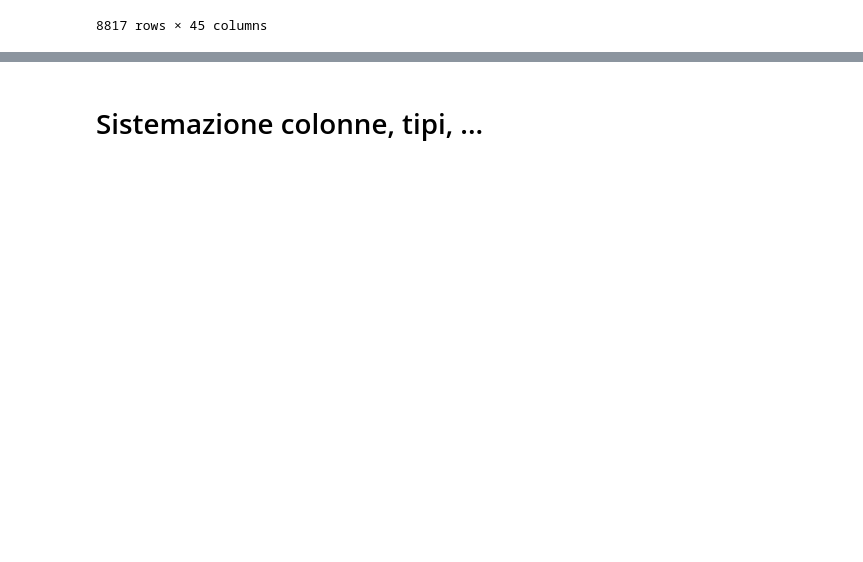
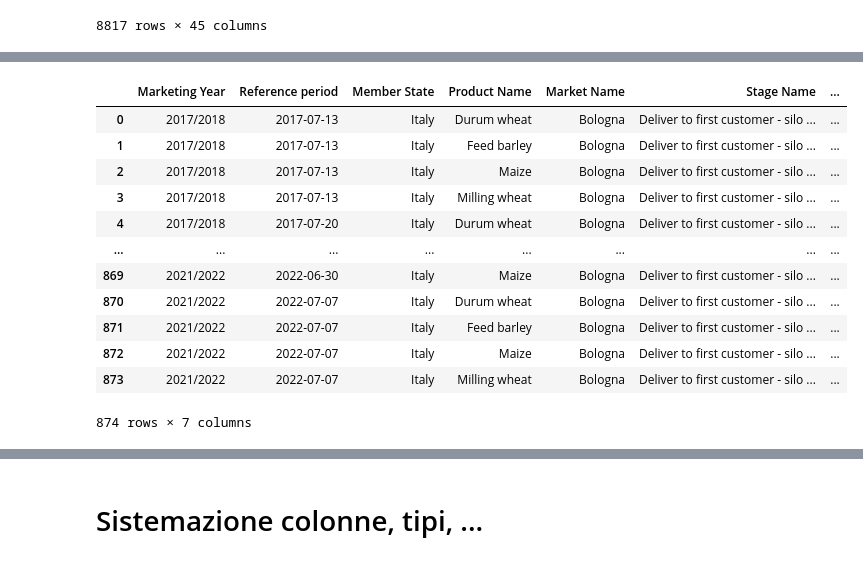
Before and after one commit to giocoal/restaurant-revenue-loss-COVID-retrospective-analysis, a Jupyter notebook: Integrazione dati.ipynb, the cells around one changed output, grey strips where cells are left out. Drawn from its saved outputs; the diff is of its cells as text; code cells hidden in the pictures; blank space fills up the shorter version.

Commit message:
cereali

```diff
--- a/Integrazione dati.ipynb
+++ b/Integrazione dati.ipynb
@@ -895,0 +900,17 @@ df
+# %%
+cereals = pd.read_excel("Dati/cereal_prices.xlsx")
+cereals
+# %% [output]
+|  | Marketing Year | Reference period | Member State | Product Name | Market Name | Stage Name | ... |
+| 0 | 2017/2018 | 2017-07-13 | Italy | Durum wheat | Bologna | Deliver to first customer - silo ... | ... |
+| 1 | 2017/2018 | 2017-07-13 | Italy | Feed barley | Bologna | Deliver to first customer - silo ... | ... |
+| 2 | 2017/2018 | 2017-07-13 | Italy | Maize | Bologna | Deliver to first customer - silo ... | ... |
+| 3 | 2017/2018 | 2017-07-13 | Italy | Milling wheat | Bologna | Deliver to first customer - silo ... | ... |
+| 4 | 2017/2018 | 2017-07-20 | Italy | Durum wheat | Bologna | Deliver to first customer - silo ... | ... |
+| ... | ... | ... | ... | ... | ... | ... | ... |
+| 869 | 2021/2022 | 2022-06-30 | Italy | Maize | Bologna | Deliver to first customer - silo ... | ... |
+| 870 | 2021/2022 | 2022-07-07 | Italy | Durum wheat | Bologna | Deliver to first customer - silo ... | ... |
+| 871 | 2021/2022 | 2022-07-07 | Italy | Feed barley | Bologna | Deliver to first customer - silo ... | ... |
+| 872 | 2021/2022 | 2022-07-07 | Italy | Maize | Bologna | Deliver to first customer - silo ... | ... |
+| 873 | 2021/2022 | 2022-07-07 | Italy | Milling wheat | Bologna | Deliver to first customer - silo ... | ... |
+874 rows × 7 columns
```
Also changed, not shown: parts of 12 cells of this notebook, 8 other files.
